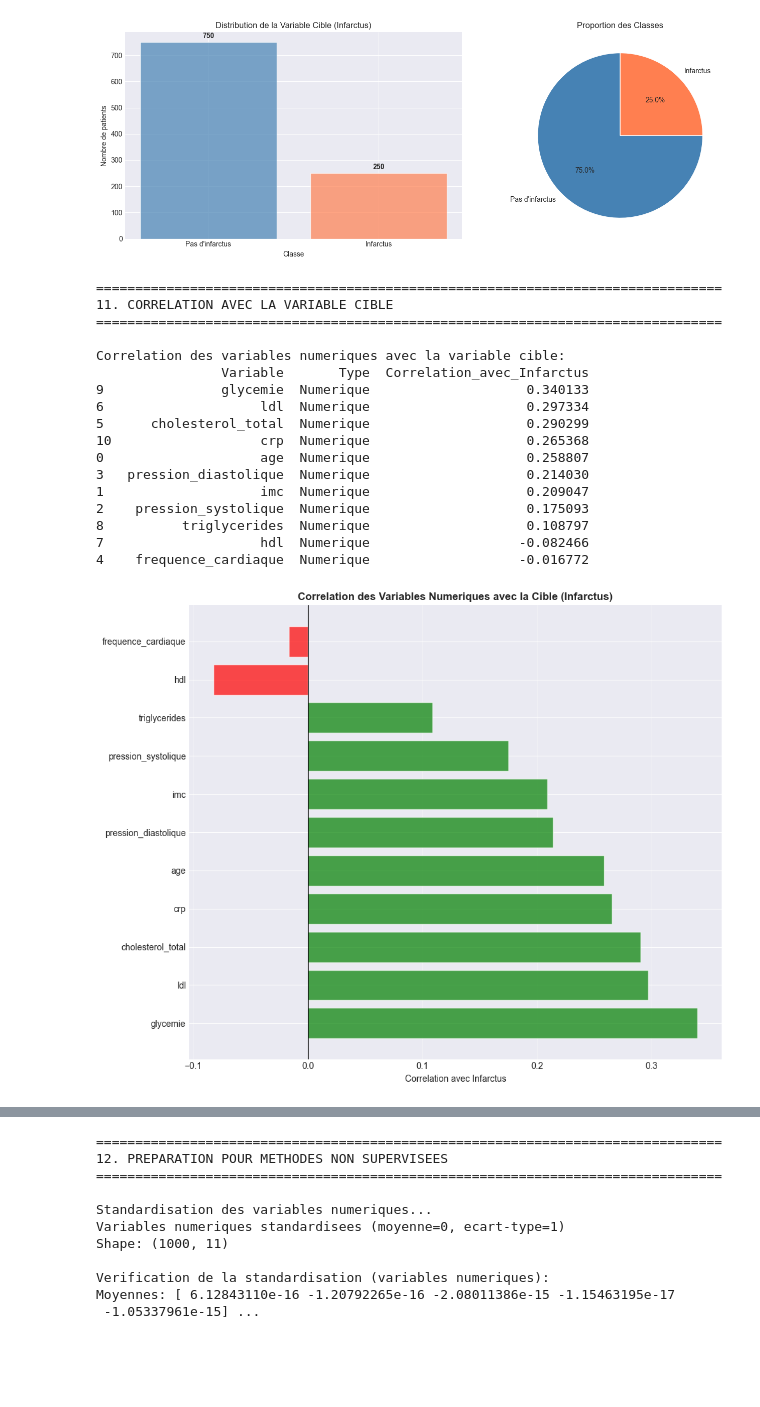
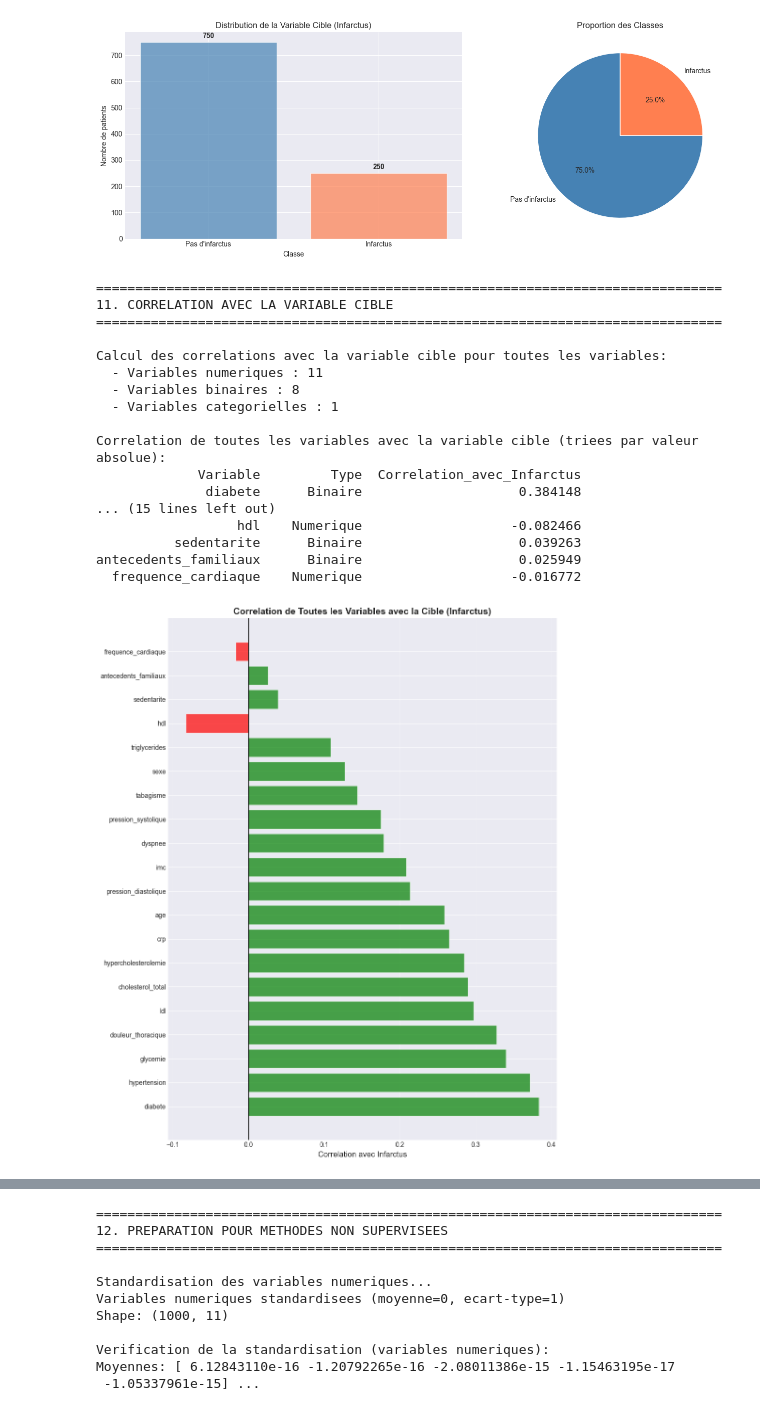
Before and after one commit to marqth/infarctus, a Jupyter notebook: analyse_exploratoire.ipynb, the cells around one changed output, grey strips where cells are left out. Drawn from its saved outputs; the diff is of its cells as text; code cells hidden in the pictures; blank space fills up the shorter version.

```diff
--- a/analyse_exploratoire.ipynb
+++ b/analyse_exploratoire.ipynb
@@ -603,27 +648,44 @@ print("11. CORRELATION AVEC LA VARIABLE CIBLE")
 print("=" * 80)
 
 if y is not None:
-    # Correlation entre variables numeriques et la cible
+    # Correlation entre TOUTES les variables et la cible
+    print("\nCalcul des correlations avec la variable cible pour toutes les variables:")
+    print(f"  - Variables numeriques : {len(variables_numeriques)}")
+    print(f"  - Variables binaires : {len(variables_binaires)}")
+    print(f"  - Variables categorielles : {len(variables_categorielles)}")
+
     correlations_cible = []
+
+    # Variables numeriques
     for var in variables_numeriques:
         corr = df[var].corr(y)
         correlations_cible.append({'Variable': var, 'Type': 'Numerique', 'Correlation_avec_Infarctus': corr})
 
+    # Variables binaires
+    for var in variables_binaires:
+        corr = df[var].corr(y)
+        correlations_cible.append({'Variable': var, 'Type': 'Binaire', 'Correlation_avec_Infarctus': corr})
+
+    # Variables categorielles
+    for var in variables_categorielles:
+        corr = df[var].corr(y)
+        correlations_cible.append({'Variable': var, 'Type': 'Categorielle', 'Correlation_avec_Infarctus': corr})
+
     corr_cible_df = pd.DataFrame(correlations_cible).sort_values('Correlation_avec_Infarctus',
                                                                    key=abs, ascending=False)
 
-    print("\nCorrelation des variables numeriques avec la variable cible:")
-    print(corr_cible_df)
+    print("\nCorrelation de toutes les variables avec la variable cible (triees par valeur absolue):")
+    print(corr_cible_df.to_string(index=False))
 
     # Sauvegarder
     corr_cible_df.to_excel(dir_variable_cible / 'correlation_avec_cible.xlsx', index=False)
 
-    # Visualisation
-    fig, ax = plt.subplots(figsize=(10, 8))
+    # Visualisation - Toutes les variables
+    fig, ax = plt.subplots(figsize=(10, 12))
     colors = ['red' if x < 0 else 'green' for x in corr_cible_df['Correlation_avec_Infarctus']]
     ax.barh(corr_cible_df['Variable'], corr_cible_df['Correlation_avec_Infarctus'], color=colors, alpha=0.7)
-    ax.set_xlabel('Correlation avec Infarctus')
-    ax.set_title('Correlation des Variables Numeriques avec la Cible (Infarctus)', fontweight='bold')
+    ax.set_xlabel('Correlation avec Infarctus', fontsize=12)
+    ax.set_title('Correlation de Toutes les Variables avec la Cible (Infarctus)', fontweight='bold', fontsize=14)
     ax.axvline(x=0, color='black', linestyle='-', linewidth=0.8)
     ax.grid(True, alpha=0.3, axis='x')
     plt.tight_layout()
@@ -660,6 +722,7 @@ if y is not None:
         print(f"\nResultats Chi-2 sauvegardes dans: {dir_variable_cible / 'chi2_categorielles_cible.xlsx'}")
 
         if len(variables_categorielles) > 0:
+            n_vars_cat = len(variables_categorielles)
             print("\nRelation variables categorielles - infarctus:")
 
             fig, axes = plt.subplots(1, n_vars_cat, figsize=(6*n_vars_cat, 5))
@@ -698,47 +761,47 @@ if y is not None:
             else:
                 axes = axes.flatten()
 
             for idx, var in enumerate(variables_binaires):
                 # Tableau croise
                 contingency = pd.crosstab(df[var], y, normalize='index') * 100
                 print(f"\n{var}:")
                 print(contingency)
 
                 # Visualisation
                 contingency.plot(kind='bar', ax=axes[idx], color=['steelblue', 'coral'], alpha=0.7)
                 axes[idx].set_xlabel(var)
                 axes[idx].set_ylabel('Pourcentage (%)')
                 axes[idx].set_title(f'Taux d\'infarctus - {var}')
                 axes[idx].legend(['Pas d\'infarctus', 'Infarctus'])
                 axes[idx].grid(True, alpha=0.3, axis='y')
                 axes[idx].set_xticklabels(['0', '1'], rotation=0)
 
             # Masquer les axes vides
             for idx in range(n_vars_bin, len(axes)):
                 axes[idx].axis('off')
 
             plt.tight_layout()
             plt.savefig(dir_variable_cible / 'binaires_vs_infarctus.png', dpi=300, bbox_inches='tight')
             plt.show()
 # %% [output]
 ================================================================================
 11. CORRELATION AVEC LA VARIABLE CIBLE
 ================================================================================
 
-Correlation des variables numeriques avec la variable cible:
-                Variable       Type  Correlation_avec_Infarctus
-9               glycemie  Numerique                    0.340133
-6                    ldl  Numerique                    0.297334
-5      cholesterol_total  Numerique                    0.290299
-10                   crp  Numerique                    0.265368
-0                    age  Numerique                    0.258807
-3   pression_diastolique  Numerique                    0.214030
-1                    imc  Numerique                    0.209047
-2    pression_systolique  Numerique                    0.175093
-8          triglycerides  Numerique                    0.108797
-7                    hdl  Numerique                   -0.082466
-4    frequence_cardiaque  Numerique                   -0.016772
+Calcul des correlations avec la variable cible pour toutes les variables:
+  - Variables numeriques : 11
+  - Variables binaires : 8
+  - Variables categorielles : 1
+
+Correlation de toutes les variables avec la variable cible (triees par valeur absolue):
+             Variable         Type  Correlation_avec_Infarctus
+              diabete      Binaire                    0.384148
+... (15 lines left out)
+                  hdl    Numerique                   -0.082466
+          sedentarite      Binaire                    0.039263
+antecedents_familiaux      Binaire                    0.025949
+  frequence_cardiaque    Numerique                   -0.016772
-[figure, old version]
+[figure, new version]
 --------------------------------------------------------------------------------
 ANALYSE DES VARIABLES CATEGORIELLES AVEC LA CIBLE (Test Chi-2)
 --------------------------------------------------------------------------------
```
Also changed, not shown: parts of 4 cells of this notebook.
